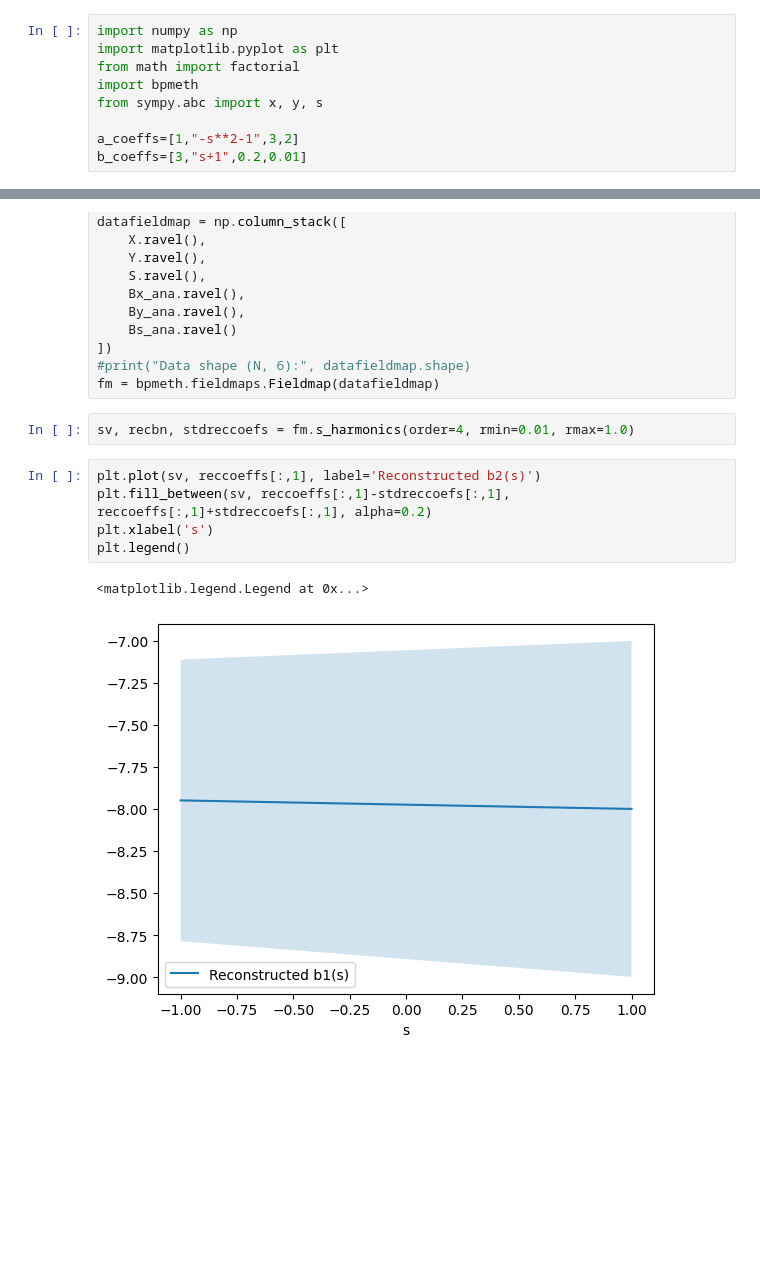
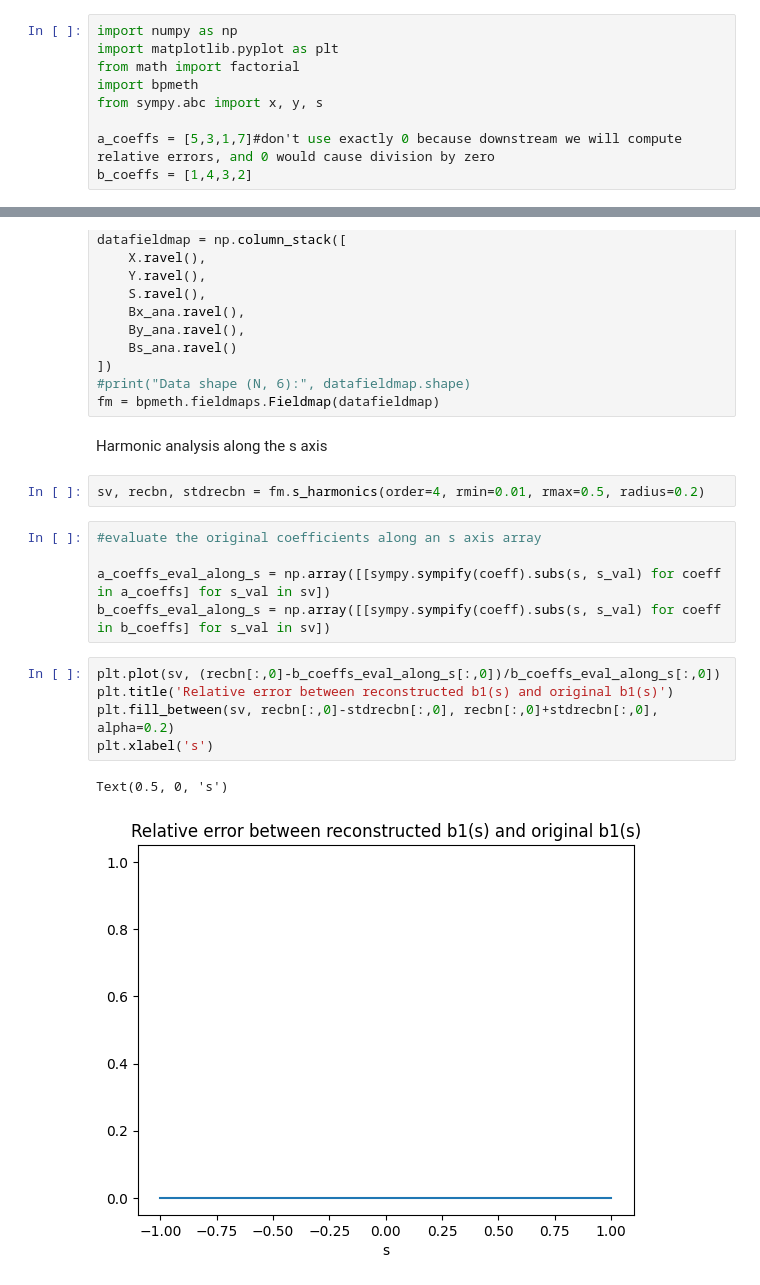
Before and after one commit to marcoliniF/bpmeth, a Jupyter notebook: preliminaryTrials/1abBab_HA.ipynb, the cells around one changed output, grey strips where cells are left out. Saved outputs shown, nothing was run; the diff lists cells and outputs as text; blank space fills up the shorter version.

```diff
--- a/preliminaryTrials/1abBab_HA.ipynb
+++ b/preliminaryTrials/1abBab_HA.ipynb
@@ -5,8 +5,8 @@ from math import factorial
 import bpmeth
 from sympy.abc import x, y, s
 
-a_coeffs=[1,"-s**2-1",3,2]
-b_coeffs=[3,"s+1",0.2,0.01]
+a_coeffs = [5,3,1,7]#don't use exactly 0 because downstream we will compute relative errors, and 0 would cause division by zero
+b_coeffs = [1,4,3,2]
 # %%
 expansion = bpmeth.FieldExpansion(a=a_coeffs, b=b_coeffs)
 # Get analytical B field functions
@@ -81,13 +79,20 @@ datafieldmap = np.column_stack([
 ])
 #print("Data shape (N, 6):", datafieldmap.shape)
 fm = bpmeth.fieldmaps.Fieldmap(datafieldmap)
+# %% [markdown]
+Harmonic analysis along the s axis
 # %%
-sv, recbn, stdreccoefs = fm.s_harmonics(order=4, rmin=0.01, rmax=1.0)
+sv, recbn, stdrecbn = fm.s_harmonics(order=4, rmin=0.01, rmax=0.5, radius=0.2)
+# %%
+#evaluate the original coefficients along an s axis array
+
+a_coeffs_eval_along_s = np.array([[sympy.sympify(coeff).subs(s, s_val) for coeff in a_coeffs] for s_val in sv])
+b_coeffs_eval_along_s = np.array([[sympy.sympify(coeff).subs(s, s_val) for coeff in b_coeffs] for s_val in sv])
 # %%
-plt.plot(sv, reccoeffs[:,1], label='Reconstructed b2(s)')
-plt.fill_between(sv, reccoeffs[:,1]-stdreccoefs[:,1], reccoeffs[:,1]+stdreccoefs[:,1], alpha=0.2)
+plt.plot(sv, (recbn[:,0]-b_coeffs_eval_along_s[:,0])/b_coeffs_eval_along_s[:,0])
+plt.title('Relative error between reconstructed b1(s) and original b1(s)')
+plt.fill_between(sv, recbn[:,0]-stdrecbn[:,0], recbn[:,0]+stdrecbn[:,0], alpha=0.2)
 plt.xlabel('s')
-plt.legend()
 # %% [output]
-<matplotlib.legend.Legend at 0x...>
+Text(0.5, 0, 's')
-[figure, old version]
+[figure, new version]
```
Also changed, not shown: parts of 4 cells of this notebook, 5 other files.
